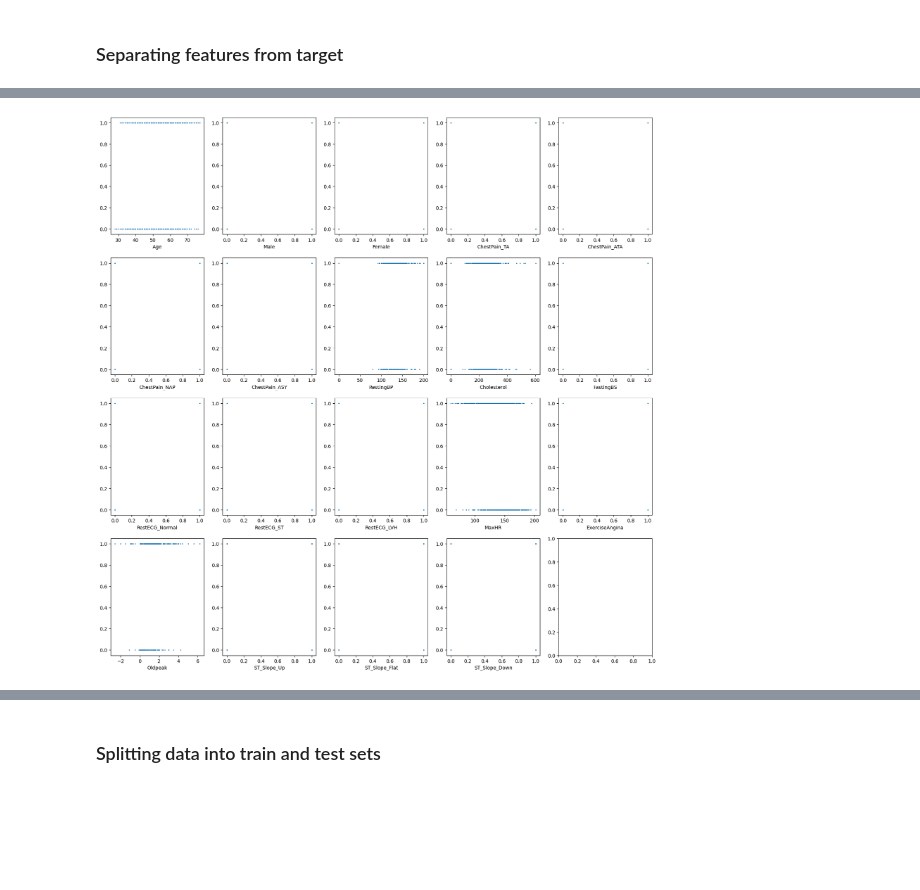
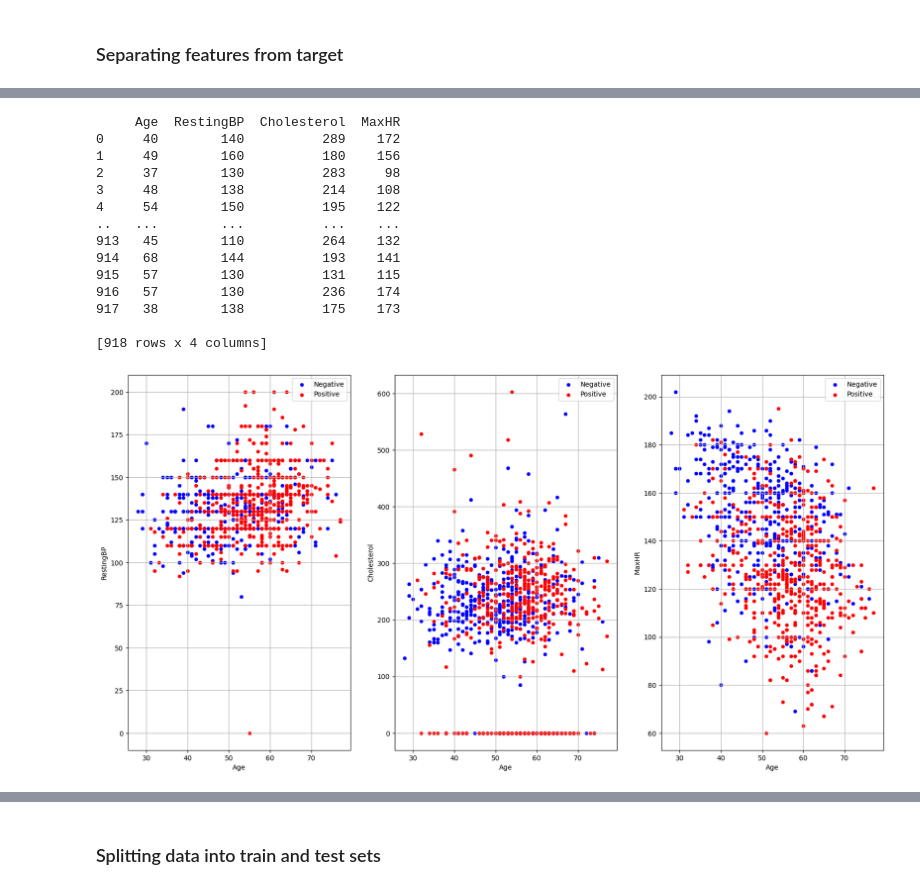
Before and after one commit to jasonliny/heart-disease-prediction, a Jupyter notebook: logistic-regression.ipynb, the cells around one changed output, grey strips where cells are left out. Drawn from its saved outputs; the diff is of its cells as text; code cells hidden in the pictures; blank space fills up the shorter version.

Commit message:
Add data visualization with analysis.

```diff
--- a/logistic-regression.ipynb
+++ b/logistic-regression.ipynb
@@ -107,7 +119,37 @@ y = np.array(data_df_encoded)[:,-1].reshape(918,1)
+# %%
+print(data_df_encoded.select_dtypes(include="int"))
+# %% [output]
+     Age  RestingBP  Cholesterol  MaxHR
+0     40        140          289    172
+1     49        160          180    156
+2     37        130          283     98
+3     48        138          214    108
+4     54        150          195    122
+..   ...        ...          ...    ...
+913   45        110          264    132
+914   68        144          193    141
+915   57        130          131    115
+916   57        130          236    174
+917   38        138          175    173
+
+[918 rows x 4 columns]
 # %%
-fig, axs = plt.subplots(4, 5, figsize=(20,20))
-for idx, ax in enumerate(axs.ravel()[:-1]):
-   ax.scatter(X[:,idx], y, s=1)
-   ax.set_xlabel(feature_names[idx])
+# Three plots for three features
+fig, axs = plt.subplots(1, 3, figsize=(20,10))
+
+# Only include the discrete features
+data_df_discrete = data_df_encoded.select_dtypes(include="int")
+data_discrete = np.array(data_df_discrete)
+
+# Create the scatter plots for each feature plotting all the data points
+for (idx, ax), X, label in zip(enumerate(axs.ravel()), data_discrete.T[1:], list(data_df_discrete)[1:]):
+   ax.scatter(data_discrete.T[0][y[:, 0]==0], X[y[:, 0]==0], s=20, color="blue", label="Negative")
+   ax.scatter(data_discrete.T[0][y[:, 0]==1], X[y[:, 0]==1], s=20, color="red", label="Positive")
+   ax.grid()
+   ax.legend()
+   ax.set_xlabel("Age")
+   ax.set_ylabel(label)
+
+plt.show()
 # %% [output]
-[figure, old version]
+[figure, new version]
```
Also changed, not shown: parts of 8 cells of this notebook.
